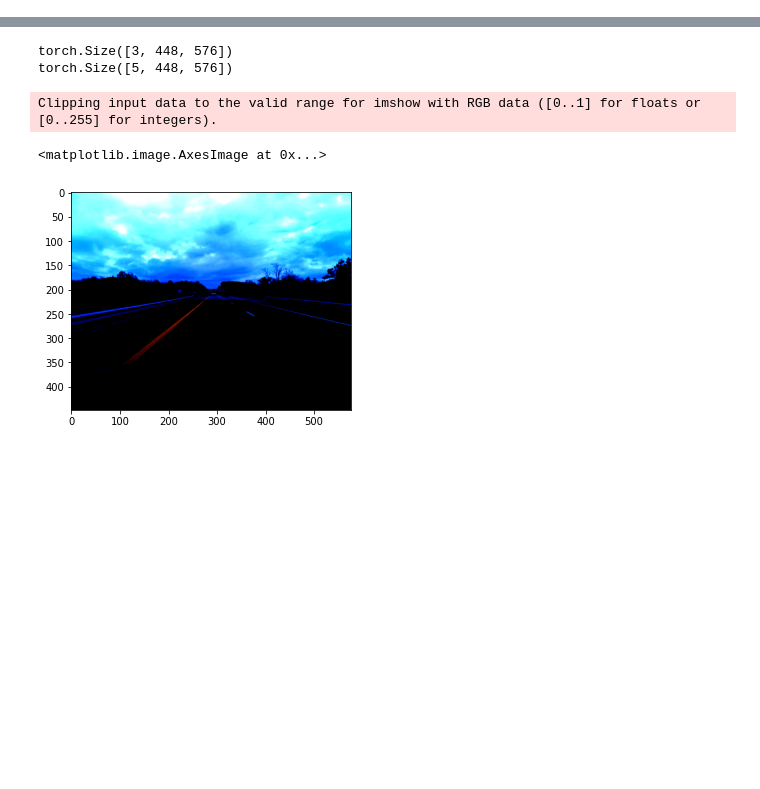
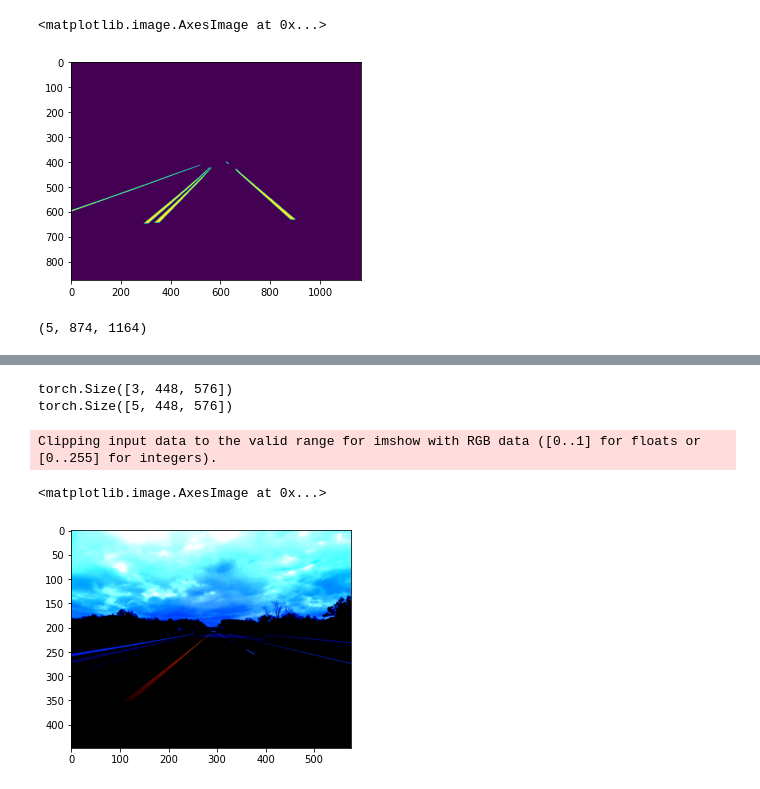
Before and after one commit to johanngerberding/comma10k-segmentation-pytorch, a Jupyter notebook: notebooks/visualize.ipynb, the cells around one changed output, grey strips where cells are left out. Saved outputs shown, nothing was run; the diff lists cells and outputs as text; code cells hidden in the pictures; blank space fills up the shorter version.

```diff
--- a/notebooks/visualize.ipynb
+++ b/notebooks/visualize.ipynb
@@ -19,0 +41,2 @@ len(test_imgs)
+# %%
+mask = np.stack([(mask == v) for v in classes], axis=0)
@@ -19,0 +47,5 @@ len(test_imgs)
+# %%
+plt.imshow(mask[1])
+# %% [output]
+<matplotlib.image.AxesImage at 0x...>
+[figure, added]
@@ -19,0 +64,5 @@ len(test_imgs)
+# %%
+np_masks = np.stack(transformed_mask, axis=0)
+np_masks.shape
+# %% [output]
+(5, 874, 1164)
```
Also changed, not shown: parts of 15 cells of this notebook, 4 other files.
